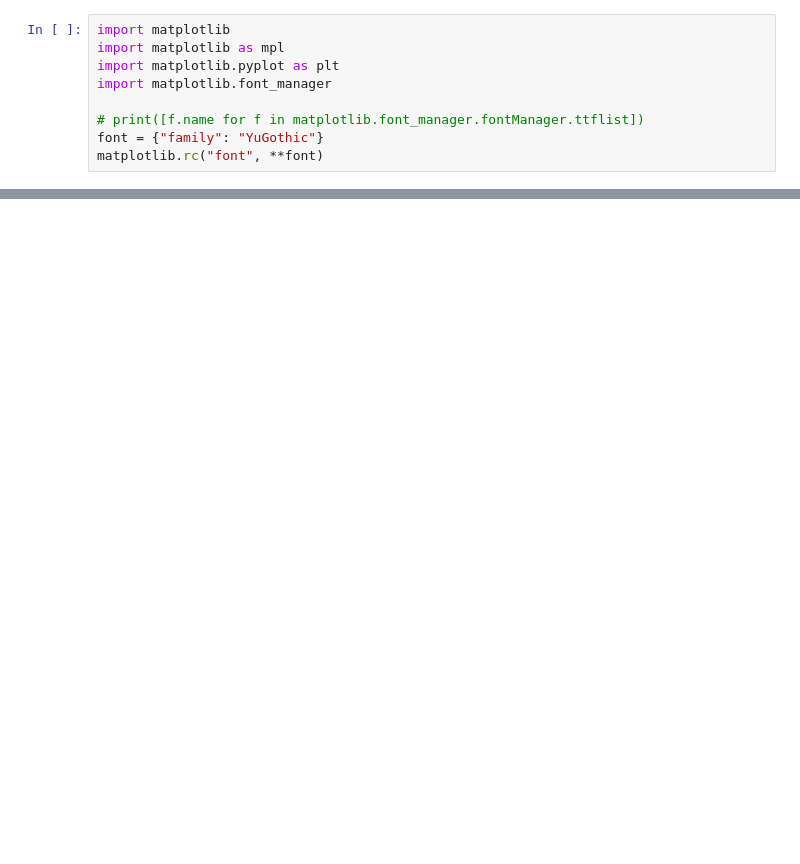
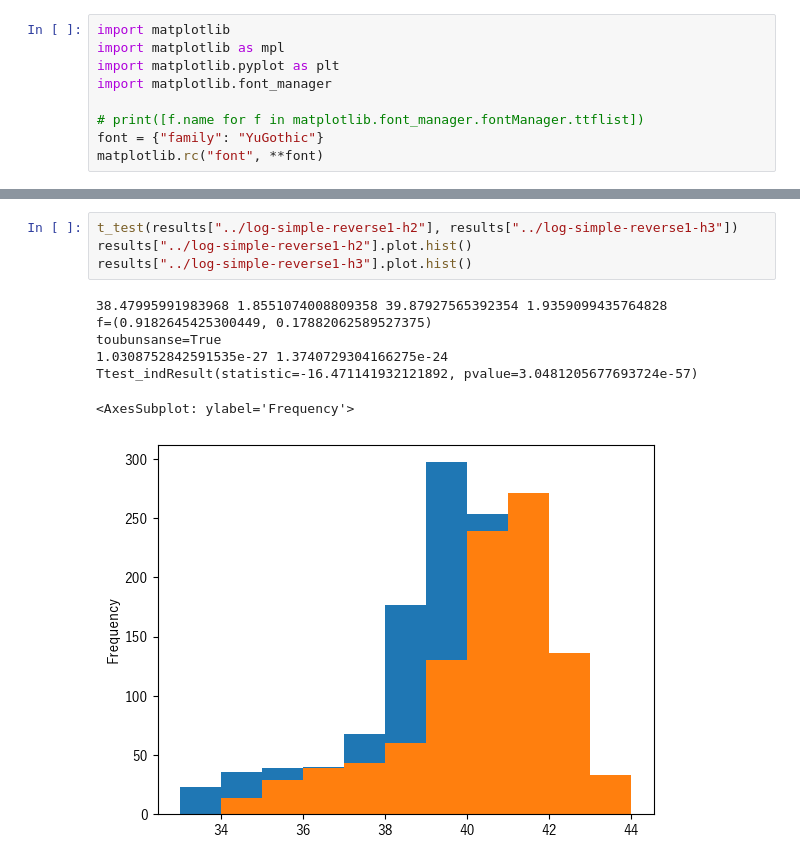
Before and after one commit to totto2727-org/puppeteer-http-protocol-tester, a Jupyter notebook: process/client-time-reverse.ipynb, the cells around one changed output, grey strips where cells are left out. Cells and saved outputs as stored; diff of their text form; blank space fills up the shorter version.

```diff
--- a/process/client-time-reverse.ipynb
+++ b/process/client-time-reverse.ipynb
@@ -191,0 +285,12 @@ ploted.set_ylim(1400, 1600)
+# %%
+t_test(results["../log-simple-reverse1-h2"], results["../log-simple-reverse1-h3"])
+results["../log-simple-reverse1-h2"].plot.hist()
+results["../log-simple-reverse1-h3"].plot.hist()
+# %% [output]
+38.47995991983968 1.8551074008809358 39.87927565392354 1.9359099435764828
+f=(0.9182645425300449, 0.17882062589527375)
+toubunsanse=True
+1.0308752842591535e-27 1.3740729304166275e-24
+Ttest_indResult(statistic=-16.471141932121892, pvalue=3.0481205677693724e-57)
+<AxesSubplot: ylabel='Frequency'>
+[figure, added]
```
Also changed, not shown: parts of 10 cells of this notebook, 18 other files.
